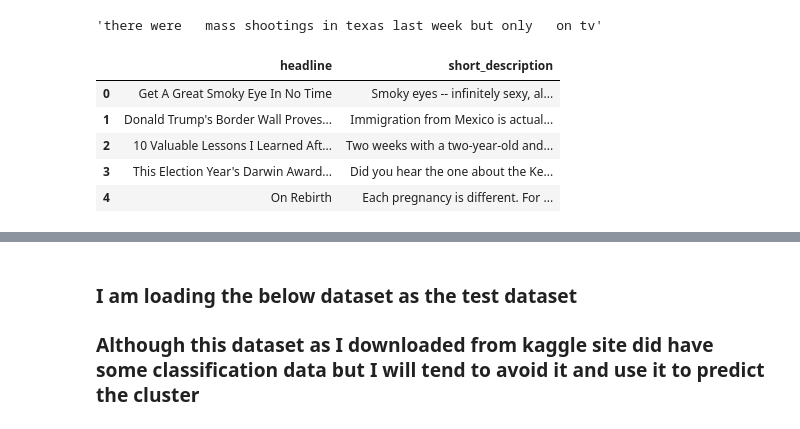
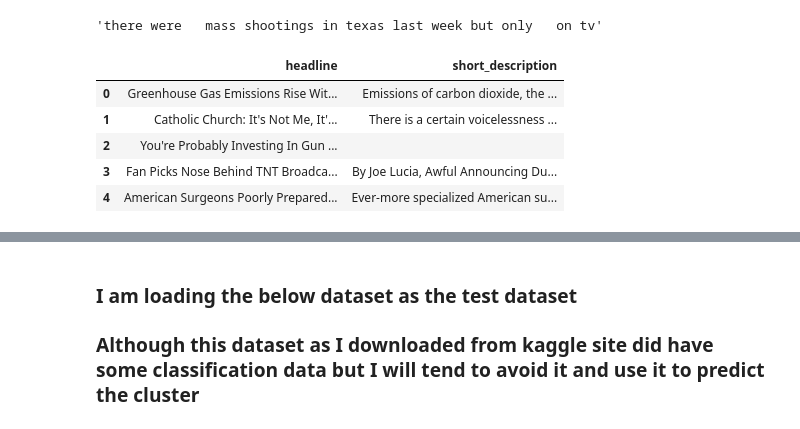
Before and after one commit to samantoz/bu_dsc, a Jupyter notebook: notebooks/DSC550/submitted/project_article_classification.ipynb, the cells around one changed output, grey strips where cells are left out. Saved outputs shown, nothing was run; the diff lists cells and outputs as text; code cells hidden in the pictures.

```diff
--- a/notebooks/DSC550/submitted/project_article_classification.ipynb
+++ b/notebooks/DSC550/submitted/project_article_classification.ipynb
@@ -409,17 +426,17 @@ output_txt
 # %%
 #create a new data frame for the column for each pre-processing step
 #take a random sample of the dataframe to cut down on processing time
 #number of comments to keep
-num_comments = 50000
-df_sample_headline = df_train.sample(n = num_comments).reset_index(drop = True )
-df_sample_headline.head()
+num_comments = 5000
+df_sample = df_train.sample(n = num_comments).reset_index(drop = True )
+df_sample.head()
 # %% [output]
 |  | headline | short_description |
-| 0 | Get A Great Smoky Eye In No Time | Smoky eyes -- infinitely sexy, al... |
-| 1 | Donald Trump's Border Wall Proves... | Immigration from Mexico is actual... |
-| 2 | 10 Valuable Lessons I Learned Aft... | Two weeks with a two-year-old and... |
-| 3 | This Election Year's Darwin Award... | Did you hear the one about the Ke... |
-| 4 | On Rebirth | Each pregnancy is different. For ... |
+| 0 | Greenhouse Gas Emissions Rise Wit... | Emissions of carbon dioxide, the ... |
+| 1 | Catholic Church: It's Not Me, It'... | There is a certain voicelessness ... |
+| 2 | You're Probably Investing In Gun ... |  |
+| 3 | Fan Picks Nose Behind TNT Broadca... | By Joe Lucia, Awful Announcing Du... |
+| 4 | American Surgeons Poorly Prepared... | Ever-more specialized American su... |
 # %%
 ## Applying the cleaning function for the headline part
 
```
Also changed, not shown: parts of 21 cells of this notebook, 3 other files.
